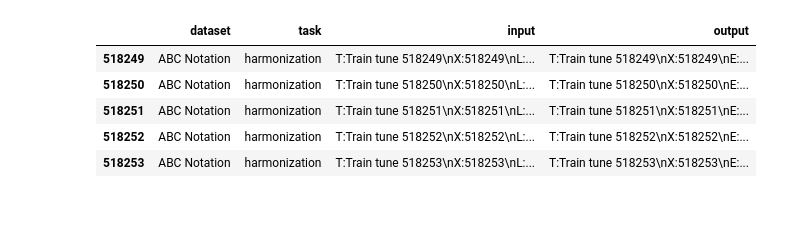
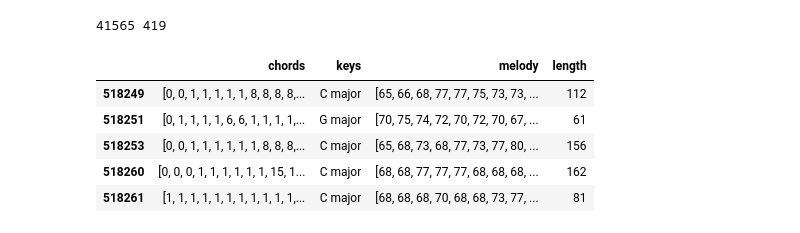
Before and after one commit to adamwellsward/Portfolio_Projects, a Jupyter notebook: visualization.ipynb, the cells around one changed output. Saved outputs shown, nothing was run; the diff lists cells and outputs as text; code cells hidden in the pictures.

```diff
--- a/visualization.ipynb
+++ b/visualization.ipynb
@@ -12,11 +12,6 @@ train, _ = abc.load_harmonization_train_test()
-# %%
-train.head(5)
-# %% [output]
-|  | dataset | task | input | output |
-| 518249 | ABC Notation | harmonization | T:Train tune 518249\nX:518249\nL:... | T:Train tune 518249\nX:518249\nE:... |
-| 518250 | ABC Notation | harmonization | T:Train tune 518250\nX:518250\nL:... | T:Train tune 518250\nX:518250\nE:... |
-| 518251 | ABC Notation | harmonization | T:Train tune 518251\nX:518251\nL:... | T:Train tune 518251\nX:518251\nE:... |
-| 518252 | ABC Notation | harmonization | T:Train tune 518252\nX:518252\nL:... | T:Train tune 518252\nX:518252\nE:... |
-| 518253 | ABC Notation | harmonization | T:Train tune 518253\nX:518253\nL:... | T:Train tune 518253\nX:518253\nE:... |
+# %%
+print(train.__len__(), test.__len__())
+# %% [output]
+41565 419
 # %%
 found_S = train['output'].str.find('S')
@@ -85,6 +79,14 @@ def get_visualization_counts(output: pd.Series) -> pd.DataFrame:
 # %%
 # test it
 vis_df = get_visualization_counts(bad_cleaning.iloc[:50])
+vis_df.head(5)
+# %% [output]
+|  | chords | keys | melody | length |
+| 518249 | [0, 0, 1, 1, 1, 1, 1, 8, 8, 8, 8,... | C major | [65, 66, 68, 77, 77, 75, 73, 73, ... | 112 |
+| 518251 | [0, 1, 1, 1, 1, 6, 6, 1, 1, 1, 1,... | G major | [70, 75, 74, 72, 70, 72, 70, 67, ... | 61 |
+| 518253 | [0, 0, 1, 1, 1, 1, 1, 1, 8, 8, 8,... | C major | [65, 68, 73, 68, 77, 73, 77, 80, ... | 156 |
+| 518260 | [0, 0, 0, 1, 1, 1, 1, 1, 1, 15, 1... | C major | [68, 68, 77, 77, 77, 68, 68, 68, ... | 162 |
+| 518261 | [1, 1, 1, 1, 1, 1, 1, 1, 1, 1, 1,... | C major | [68, 68, 68, 70, 68, 68, 73, 77, ... | 81 |
 # %%
 # plot the counts of the MIDI frequencies
 # get all of the notes (count the rests and remove them)
```
Also changed, not shown: parts of 3 cells of this notebook, 2 other files.
